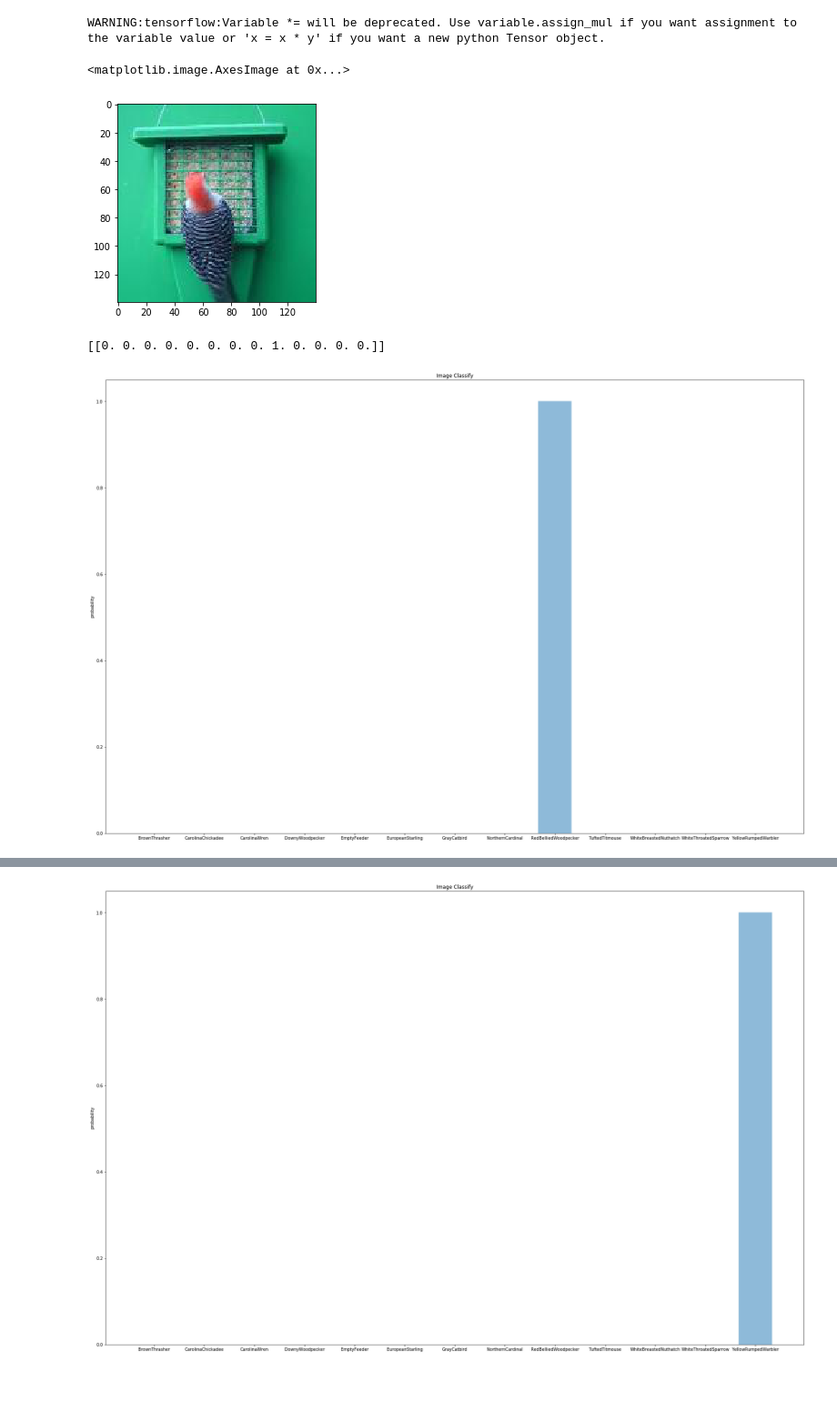
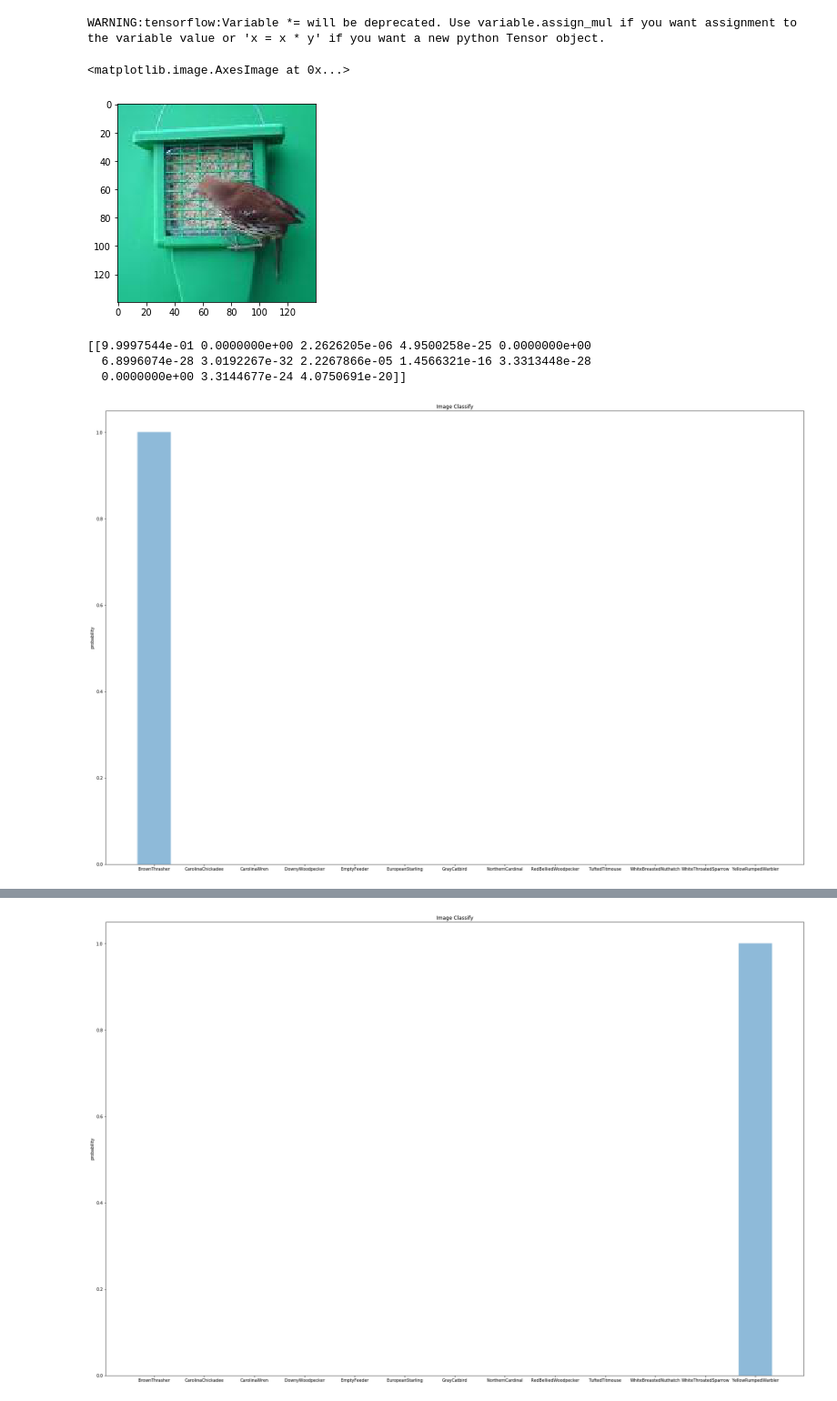
Before and after one commit to Hammad-H/BirdClassifier, a Jupyter notebook: foolbox.ipynb, the cells around one changed output, grey strips where cells are left out. Shown at 91% size. Drawn from its saved outputs; the diff is of its cells as text; code cells hidden in the pictures.

```diff
--- a/foolbox.ipynb
+++ b/foolbox.ipynb
@@ -18,12 +18,11 @@ import os
 from scipy.misc import imread,imresize
 import matplotlib.pyplot as plt
 
-img = mpimg.imread("adv/original.jpg")
-keras.backend.set_learning_phase(0)
-network = load_model("classifier(new_data).h5")
+img = mpimg.imread("SAMPLE/2014-04-01 13.43.08.jpg")
+network = load_model("classifier(final).h5")
 fmodel = KerasModel(network, bounds = (0, 255), preprocessing = (0, 1))
 criterion3 = TargetClassProbability(12, 0.95)
-adversarial = Adversarial(fmodel, criterion = criterion3, original_image = img, original_class = 8, distance = Linfinity)
+adversarial = Adversarial(fmodel, criterion = criterion3, original_image = img, original_class = 0, distance = Linfinity)
 # %% [output]
 Using TensorFlow backend.
 WARNING:tensorflow:Variable *= will be deprecated. Use variable.assign_mul if you want assignment to the variable value or 'x = x * y' if you want a new python Tensor object.
@@ -36,9 +35,9 @@ original = img/255.
 plt.imshow(original)
 # %% [output]
 <matplotlib.image.AxesImage at 0x...>
-[figure, old version]
+[figure, new version]
 # %%
-x = image.load_img("adv/original.jpg", target_size=(140,140))
+x = image.load_img("SAMPLE/2014-04-01 13.43.08.jpg", target_size=(140,140))
 x = image.img_to_array(x)
 x = x.reshape((1,) + x.shape)
 x = x/255.
@@ -53,23 +52,26 @@ pred = network.predict(x)
 # %%
 print(pred)
 categories = os.listdir("data/train")
 while len(categories) != 13:
   del categories[0]
 
 
 plt.figure(figsize=(30, 20))
 y_pos = np.arange(len(categories))
 performance = pred[0]
 
 plt.bar(y_pos, performance, 1/1.5 ,align='center', alpha=0.5)
 plt.xticks(y_pos, categories)
 plt.ylabel('probability')
 plt.title('Image Classify')
 
 plt.show()
+pred[0].tofile('SAMPLE/original_predictions.csv' , sep='\n',format='%10.5f')
 # %% [output]
-[[0. 0. 0. 0. 0. 0. 0. 0. 1. 0. 0. 0. 0.]]
+[[9.9997544e-01 0.0000000e+00 2.2626205e-06 4.9500258e-25 0.0000000e+00
+  6.8996074e-28 3.0192267e-32 2.2267866e-05 1.4566321e-16 3.3313448e-28
+  0.0000000e+00 3.3144677e-24 4.0750691e-20]]
-[figure, old version]
+[figure, new version]
 # %%
 print(adversarial_image)
 printable = adversarial_image/255.
```
Also changed, not shown: parts of 3 cells of this notebook.
